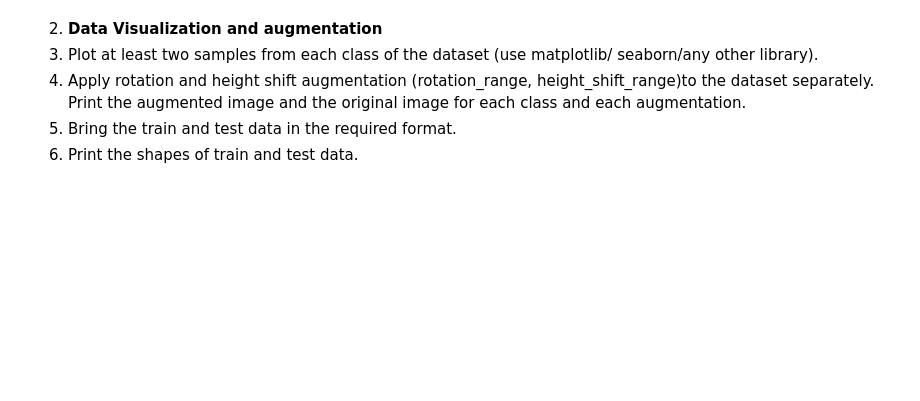
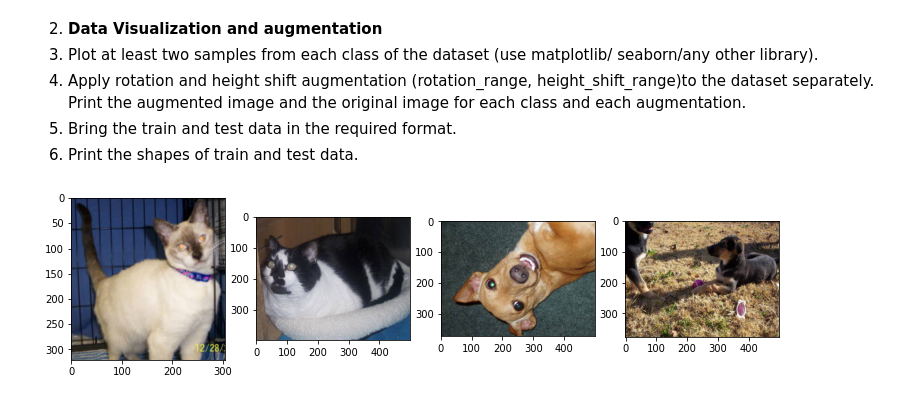
Before and after one commit to Saby049/NLPPractice, a Jupyter notebook: DLAssignment.ipynb, the cells around one changed output. Drawn from its saved outputs; the diff is of its cells as text; code cells hidden in the pictures; blank space fills up the shorter version.

```diff
--- a/DLAssignment.ipynb
+++ b/DLAssignment.ipynb
@@ -35,0 +40,15 @@ os.getcwd()
+# %%
+import os
+os.getcwd()
+
+test_dir="./dogs-cats-images/dataset/test_set" #getting our testing data
+train_dir="./dogs-cats-images/dataset/training_set" #getting our training data
+
+train_dir_cats = train_dir + '/cats' #storing the cats training images
+train_dir_dogs = train_dir + '/dogs' #storing the dogs training images
+test_dir_cats = test_dir + '/cats' #storing the cats testing images
+test_dir_dogs = test_dir + '/dogs' #storing the dogs testing images
+print('number of cats training images - ',len(os.listdir(train_dir_cats)))
+print('number of dogs training images - ',len(os.listdir(train_dir_dogs)))
+print('number of cats testing images - ',len(os.listdir(test_dir_cats)))
+print('number of dogs testing images - ',len(os.listdir(test_dir_dogs)))
@@ -39,3 +63,25 @@ os.getcwd()
   2. Apply rotation and height shift augmentation (rotation_range, height_shift_range)to the dataset separately. Print the augmented image and the original image for each class and each augmentation.
   3. Bring the train and test data in the required format.
   4. Print the shapes of train and test data.
+# %%
+path = []
+url = train_dir_cats + '/cat.1079.jpg'
+path.append(url)
+url = train_dir_cats + '/cat.1154.jpg'
+path.append(url)
+url = train_dir_dogs + '/dog.3494.jpg'
+path.append(url)
+url = train_dir_dogs + '/dog.1976.jpg'
+path.append(url)
+
+plt.figure(figsize=(16,8))
+i=1
+for elem in path:
+    plt.subplot(2,5,i)
+    image = mpimg.imread(elem)
+    #print(f'shape of the image {i} : {image.shape}')
+    plt.imshow(image)
+    i+=1
+plt.show()
+# %% [output]
+[figure, added]
```
Also changed, not shown: parts of 14 cells of this notebook.
